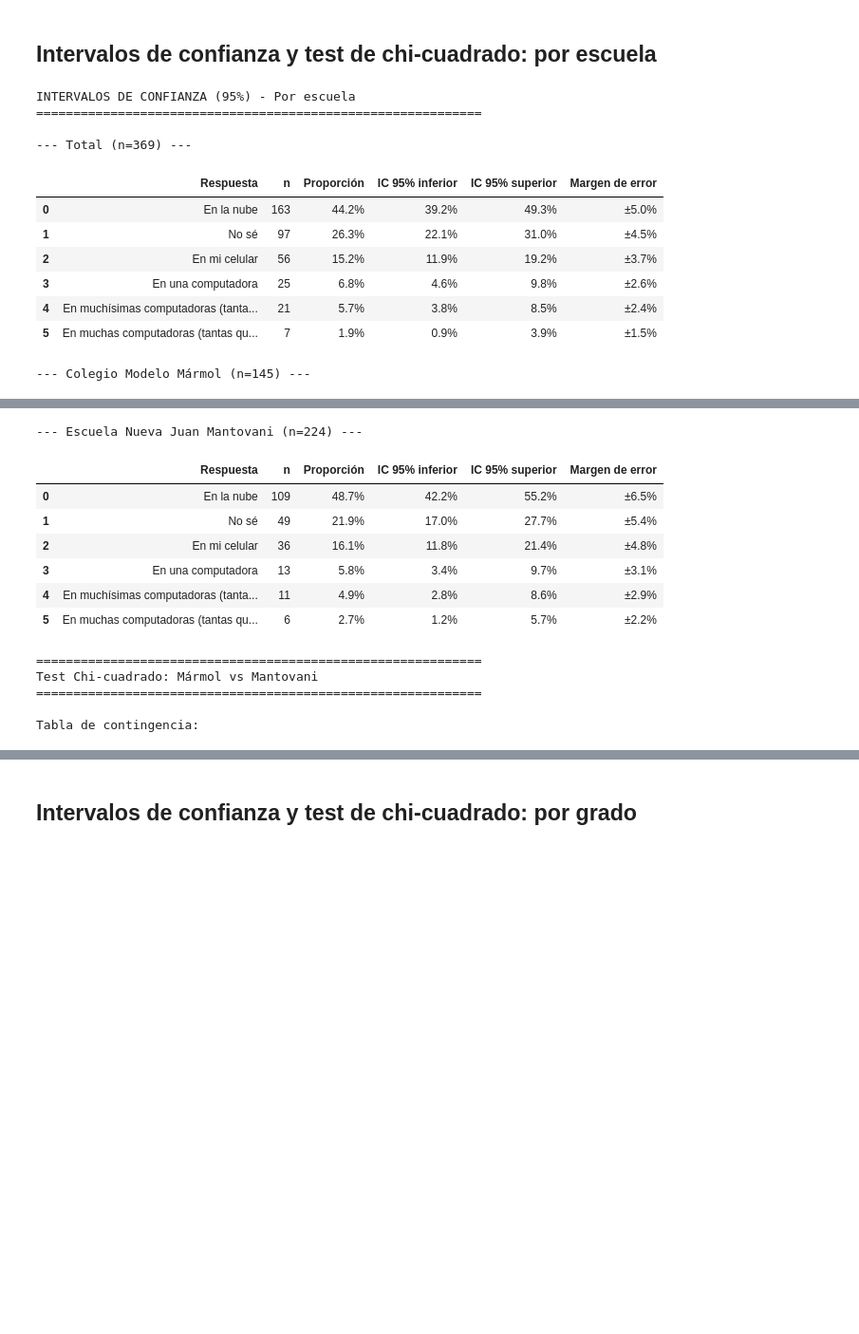
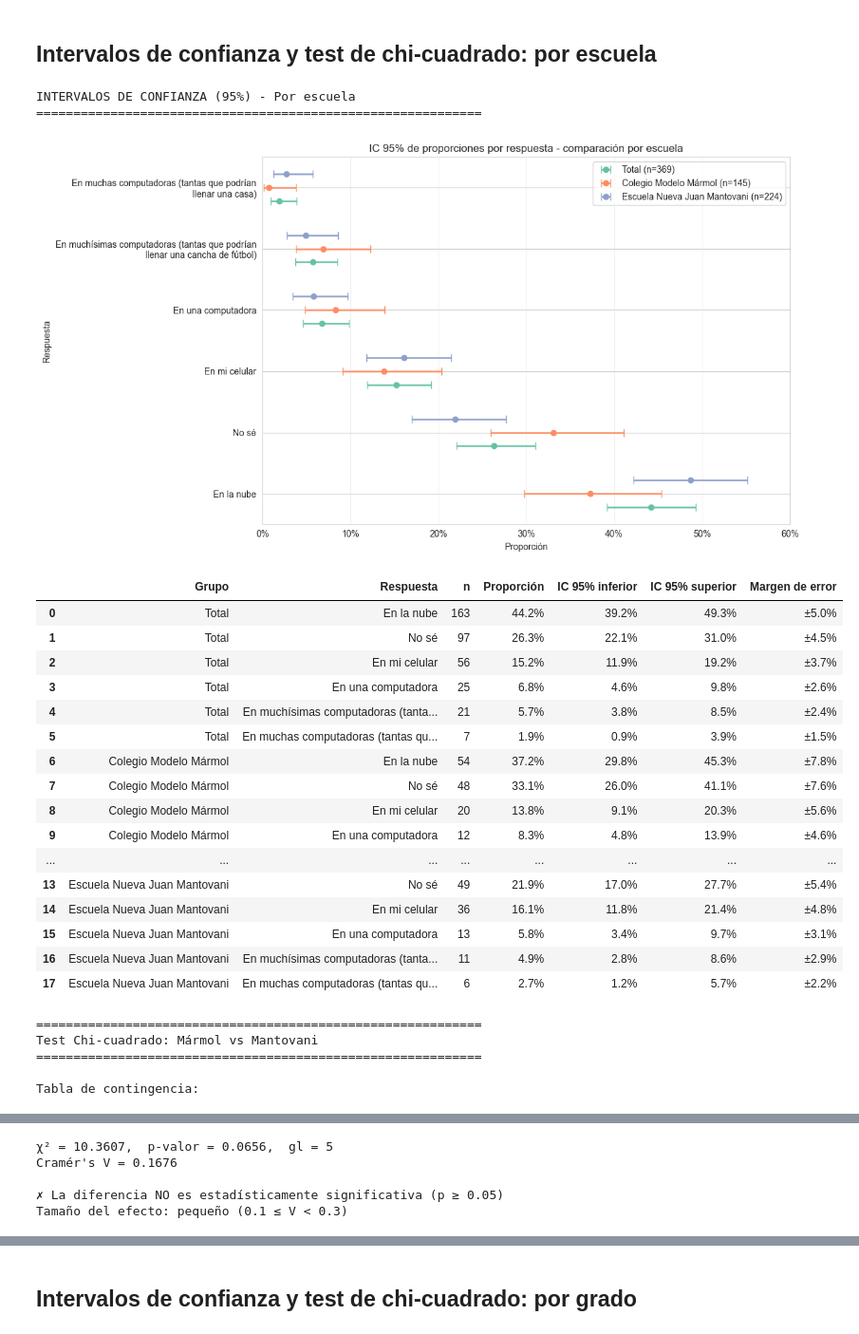
Before and after one commit to fedesassone/tesis, a Jupyter notebook: notebooks/misconceptions/01-YouTube/Misconceptions_YouTube.ipynb, the cells around one changed output, grey strips where cells are left out. Shown at 95% size. Saved outputs shown, nothing was run; the diff lists cells and outputs as text; code cells hidden in the pictures; blank space fills up the shorter version.

```diff
--- a/notebooks/misconceptions/01-YouTube/Misconceptions_YouTube.ipynb
+++ b/notebooks/misconceptions/01-YouTube/Misconceptions_YouTube.ipynb
@@ -553,25 +673,46 @@ def test_chi2_y_cramers_v(df, col_grupo, col_respuesta, nombre_comparacion):
 # %%
 col = "donde_youtube"
 
 print("INTERVALOS DE CONFIANZA (95%) - Por escuela")
 print("="*60)
 
-for nombre, datos in [("Total", df_fe), ("Colegio Modelo Mármol", marmol), ("Escuela Nueva Juan Mantovani", mantovani)]:
-    print(f"\n--- {nombre} (n={len(datos)}) ---")
-    display(mostrar_intervalos_confianza(datos[col]))
+series_por_escuela = {
+    "Total": df_fe[col],
+    "Colegio Modelo Mármol": marmol[col],
+    "Escuela Nueva Juan Mantovani": mantovani[col]
+}
+
+df_ic_escuela = graficar_intervalos_confianza_por_grupo(
+    series_por_escuela,
+    "IC 95% de proporciones por respuesta - comparación por escuela",
+    archivo_salida=fig_name_prefix + '_ic_por_escuela' + file_ext
+)
 
 # Test Chi-cuadrado: Mármol vs Mantovani
 test_chi2_y_cramers_v(df_fe, "escuela", col, "Mármol vs Mantovani");
 # %% [output]
 INTERVALOS DE CONFIANZA (95%) - Por escuela
 ============================================================
-
---- Total (n=369) ---
+[figure, added]
-|  | Respuesta | n | Proporción | IC 95% inferior | IC 95% superior | Margen de error |
-| 0 | En la nube | 163 | 44.2% | 39.2% | 49.3% | ±5.0% |
-| 1 | No sé | 97 | 26.3% | 22.1% | 31.0% | ±4.5% |
-| 2 | En mi celular | 56 | 15.2% | 11.9% | 19.2% | ±3.7% |
-| 3 | En una computadora | 25 | 6.8% | 4.6% | 9.8% | ±2.6% |
-| 4 | En muchísimas computadoras (tanta... | 21 | 5.7% | 3.8% | 8.5% | ±2.4% |
-| 5 | En muchas computadoras (tantas qu... | 7 | 1.9% | 0.9% | 3.9% | ±1.5% |
+|  | Grupo | Respuesta | n | Proporción | IC 95% inferior | IC 95% superior | Margen de error |
+| 0 | Total | En la nube | 163 | 44.2% | 39.2% | 49.3% | ±5.0% |
+| 1 | Total | No sé | 97 | 26.3% | 22.1% | 31.0% | ±4.5% |
+| 2 | Total | En mi celular | 56 | 15.2% | 11.9% | 19.2% | ±3.7% |
+| 3 | Total | En una computadora | 25 | 6.8% | 4.6% | 9.8% | ±2.6% |
+| 4 | Total | En muchísimas computadoras (tanta... | 21 | 5.7% | 3.8% | 8.5% | ±2.4% |
+| 5 | Total | En muchas computadoras (tantas qu... | 7 | 1.9% | 0.9% | 3.9% | ±1.5% |
+| 6 | Colegio Modelo Mármol | En la nube | 54 | 37.2% | 29.8% | 45.3% | ±7.8% |
+| 7 | Colegio Modelo Mármol | No sé | 48 | 33.1% | 26.0% | 41.1% | ±7.6% |
+| 8 | Colegio Modelo Mármol | En mi celular | 20 | 13.8% | 9.1% | 20.3% | ±5.6% |
+| 9 | Colegio Modelo Mármol | En una computadora | 12 | 8.3% | 4.8% | 13.9% | ±4.6% |
+| ... | ... | ... | ... | ... | ... | ... | ... |
+| 13 | Escuela Nueva Juan Mantovani | No sé | 49 | 21.9% | 17.0% | 27.7% | ±5.4% |
+| 14 | Escuela Nueva Juan Mantovani | En mi celular | 36 | 16.1% | 11.8% | 21.4% | ±4.8% |
+| 15 | Escuela Nueva Juan Mantovani | En una computadora | 13 | 5.8% | 3.4% | 9.7% | ±3.1% |
+| 16 | Escuela Nueva Juan Mantovani | En muchísimas computadoras (tanta... | 11 | 4.9% | 2.8% | 8.6% | ±2.9% |
+| 17 | Escuela Nueva Juan Mantovani | En muchas computadoras (tantas qu... | 6 | 2.7% | 1.2% | 5.7% | ±2.2% |
---- Colegio Modelo Mármol (n=145) ---
+============================================================
+Test Chi-cuadrado: Mármol vs Mantovani
+============================================================
+
+Tabla de contingencia:
@@ -585,13 +723,5 @@ INTERVALOS DE CONFIANZA (95%) - Por escuela
---- Escuela Nueva Juan Mantovani (n=224) ---
+χ² = 10.3607,  p-valor = 0.0656,  gl = 5
+Cramér's V = 0.1676
+
+✗ La diferencia NO es estadísticamente significativa (p ≥ 0.05)
+Tamaño del efecto: pequeño (0.1 ≤ V < 0.3)
-|  | Respuesta | n | Proporción | IC 95% inferior | IC 95% superior | Margen de error |
-| 0 | En la nube | 109 | 48.7% | 42.2% | 55.2% | ±6.5% |
-| 1 | No sé | 49 | 21.9% | 17.0% | 27.7% | ±5.4% |
-| 2 | En mi celular | 36 | 16.1% | 11.8% | 21.4% | ±4.8% |
-| 3 | En una computadora | 13 | 5.8% | 3.4% | 9.7% | ±3.1% |
-| 4 | En muchísimas computadoras (tanta... | 11 | 4.9% | 2.8% | 8.6% | ±2.9% |
-| 5 | En muchas computadoras (tantas qu... | 6 | 2.7% | 1.2% | 5.7% | ±2.2% |
-============================================================
-Test Chi-cuadrado: Mármol vs Mantovani
-============================================================
-
-Tabla de contingencia:
```
Also changed, not shown: parts of 5 cells of this notebook, 5 other files.
